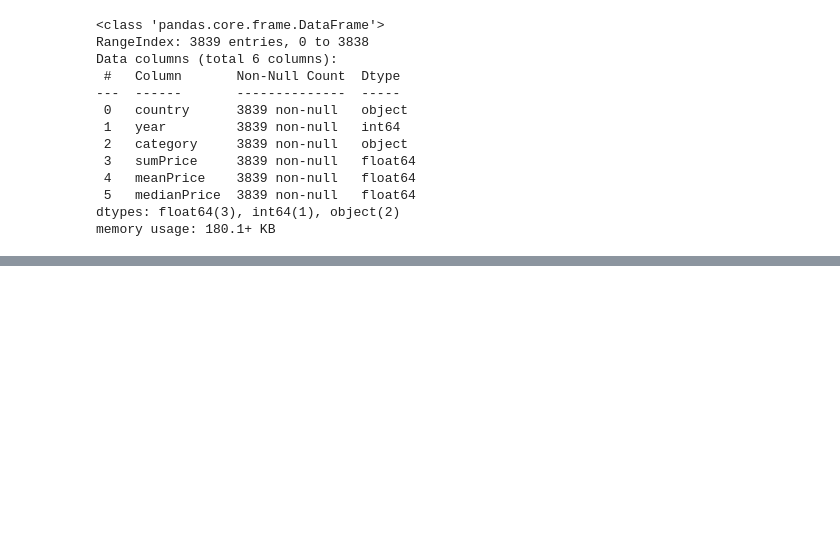
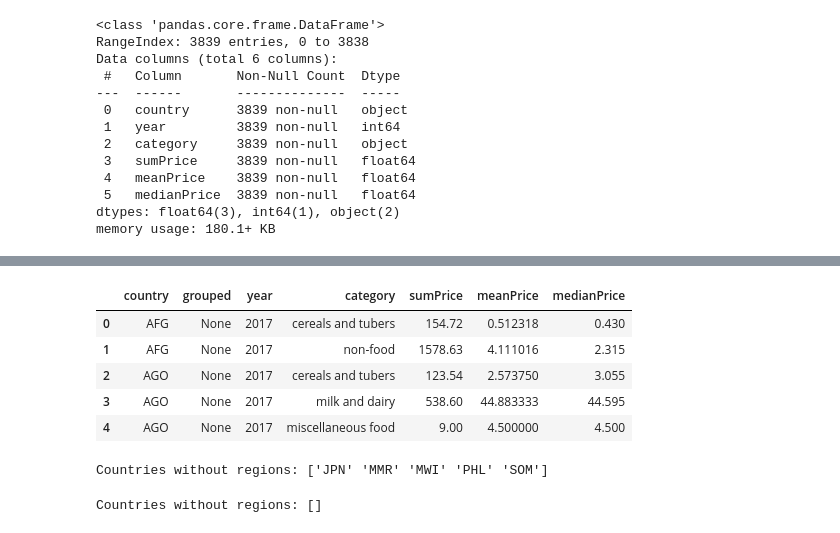
Before and after one commit to pavelvlpavlov/food_diets_eda, a Jupyter notebook: data_prep.ipynb, the cells around one changed output, grey strips where cells are left out. Drawn from its saved outputs; the diff is of its cells as text; code cells hidden in the pictures; blank space fills up the shorter version.

```diff
--- a/data_prep.ipynb
+++ b/data_prep.ipynb
@@ -183,0 +202,18 @@ wfp_food_prices_all_years.to_csv('Data/wfp_all_years.csv', index=False)
+# %%
+# Add an empty column called 'grouped'
+wfp_grouped_by_region['grouped'] = None
+
+# Reorder the columns to place 'grouped' at the second position
+cols = wfp_grouped_by_region.columns.tolist()
+cols.insert(1, cols.pop(cols.index('grouped')))
+wfp_grouped_by_region = wfp_grouped_by_region[cols]
+
+# Display the updated DataFrame
+wfp_grouped_by_region.head()
+# %% [output]
+|  | country | grouped | year | category | sumPrice | meanPrice | medianPrice |
+| 0 | AFG | None | 2017 | cereals and tubers | 154.72 | 0.512318 | 0.430 |
+| 1 | AFG | None | 2017 | non-food | 1578.63 | 4.111016 | 2.315 |
+| 2 | AGO | None | 2017 | cereals and tubers | 123.54 | 2.573750 | 3.055 |
+| 3 | AGO | None | 2017 | milk and dairy | 538.60 | 44.883333 | 44.595 |
+| 4 | AGO | None | 2017 | miscellaneous food | 9.00 | 4.500000 | 4.500 |
@@ -183,0 +306,34 @@ wfp_food_prices_all_years.to_csv('Data/wfp_all_years.csv', index=False)
+# %%
+# Map regions to the 'grouped' column
+wfp_grouped_by_region['grouped'] = wfp_grouped_by_region['country'].map(regional_mapping)
+
+# Check for countries without assigned regions
+missing_regions = wfp_grouped_by_region[wfp_grouped_by_region['grouped'].isnull()]['country'].unique()
+print("Countries without regions:", missing_regions)
+# %% [output]
+Countries without regions: ['JPN' 'MMR' 'MWI' 'PHL' 'SOM']
+# %%
+# Update regional mapping to include missing countries
+regional_mapping.update({
+    'JPN': 'East Asia & Pacific',  # Japan
+    'MMR': 'East Asia & Pacific',  # Myanmar
+    'MWI': 'Sub-Saharan Africa',   # Malawi
+    'PHL': 'East Asia & Pacific',  # Philippines
+    'SOM': 'Sub-Saharan Africa'    # Somalia
+})
+
+# Map regions to the 'grouped' column
+wfp_grouped_by_region['grouped'] = wfp_grouped_by_region['country'].map(regional_mapping)
+
+# Check for any remaining countries without assigned regions
+missing_regions = wfp_grouped_by_region[wfp_grouped_by_region['grouped'].isnull()]['country'].unique()
+print("Countries without regions:", missing_regions)
+
+# Reorder the columns to place 'grouped' at the second position
+cols = wfp_grouped_by_region.columns.tolist()
+cols.insert(1, cols.pop(cols.index('grouped')))
+wfp_grouped_by_region = wfp_grouped_by_region[cols]
+
+# Save the updated DataFrame
+# %% [output]
+Countries without regions: []
```
Also changed, not shown: parts of 5 cells of this notebook, 3 other files.
